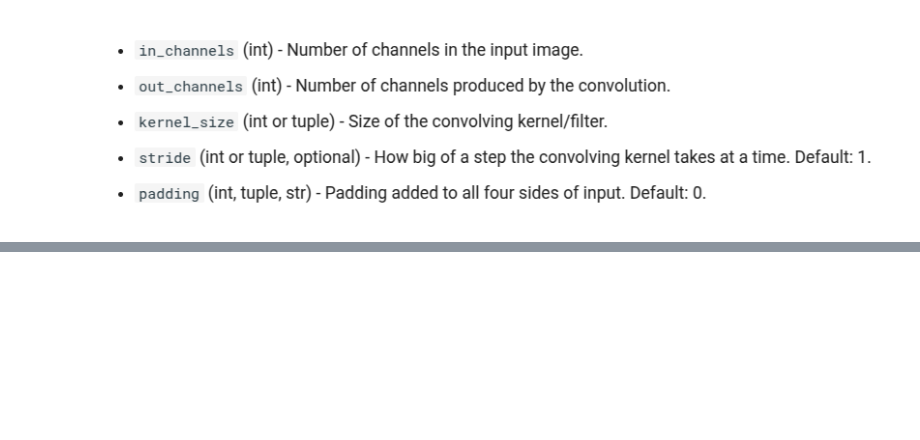
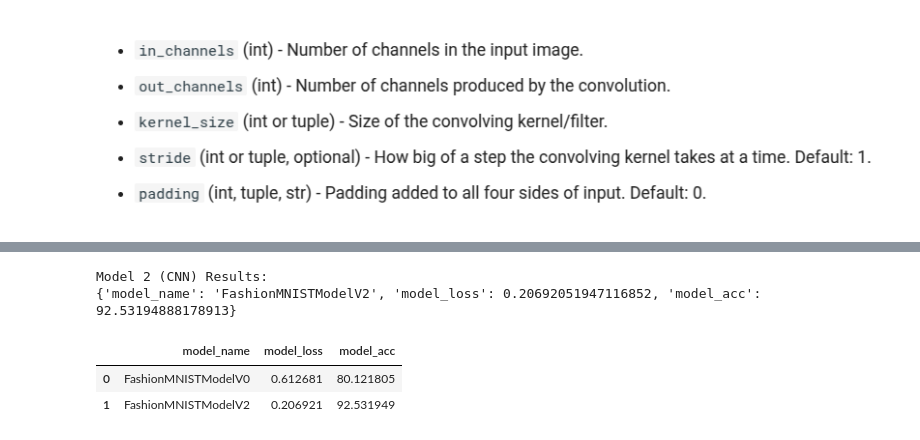
Before and after one commit to ahammadnafiz/ML-From-Scratch, a Jupyter notebook: PyTorch For Deep Learning/PyTorch Computer Vision_03.ipynb, the cells around one changed output, grey strips where cells are left out. Cells and saved outputs as stored; diff of their text form; code cells hidden in the pictures; blank space fills up the shorter version.

```diff
--- a/PyTorch For Deep Learning/PyTorch Computer Vision_03.ipynb
+++ b/PyTorch For Deep Learning/PyTorch Computer Vision_03.ipynb
@@ -24,0 +25,5 @@ Torchvision version: 0.20.1+cu124
+# %%
+# Setup device agnostic code
+import torch
+device = "cuda" if torch.cuda.is_available() else "cpu"
+device
@@ -418,0 +455,17 @@ model_0_results
+# %%
+# Setup improved loss function and optimizer
+loss_fn = nn.CrossEntropyLoss()
+
+# Use Adam optimizer with a lower learning rate
+optimizer_v2 = torch.optim.Adam(params=model_2.parameters(),
+                               lr=0.001,  # Much lower learning rate
+                               betas=(0.9, 0.999),
+                               weight_decay=1e-4)  # Lower weight decay
+
+# Add learning rate scheduler for better convergence
+from torch.optim.lr_scheduler import StepLR
+scheduler = StepLR(optimizer_v2, step_size=2, gamma=0.5)  # Reduce LR by half every 2 epochs
+
+print("Optimizer and scheduler setup complete!")
+print(f"Initial learning rate: {optimizer_v2.param_groups[0]['lr']}")
+print(f"Weight decay: {optimizer_v2.param_groups[0]['weight_decay']}")
@@ -510,8 +540,0 @@ class FashionMNISTModelV2(nn.Module):
-# %%
-torch.manual_seed(42)
-# Need to setup model with input parameters
-model_2 = FashionMNISTModelV2(input_shape=1, # one for every pixel (28x28)
-    hidden_units=10, # how many units in the hidden layer
-    output_shape=len(class_names) # one for every class
-)
-model_2
@@ -602,0 +605,22 @@ Test loss: 1.02641 | Test accuracy: 70.98%
+# %%
+# Evaluate the improved model
+model_2_results = eval_model(
+    model=model_2,
+    data_loader=test_dataloader,
+    loss_fn=loss_fn,
+    accuracy_fn=accuracy_fn
+)
+
+print("Model 2 (CNN) Results:")
+print(model_2_results)
+# %% [output]
+Model 2 (CNN) Results:
+{'model_name': 'FashionMNISTModelV2', 'model_loss': 0.20692051947116852, 'model_acc': 92.53194888178913}
+# %%
+import pandas as pd
+compare_results = pd.DataFrame([model_0_results, model_2_results])
+compare_results
+# %% [output]
+|  | model_name | model_loss | model_acc |
+| 0 | FashionMNISTModelV0 | 0.612681 | 80.121805 |
+| 1 | FashionMNISTModelV2 | 0.206921 | 92.531949 |
```
Also changed, not shown: parts of 21 cells of this notebook, 20 other files.
